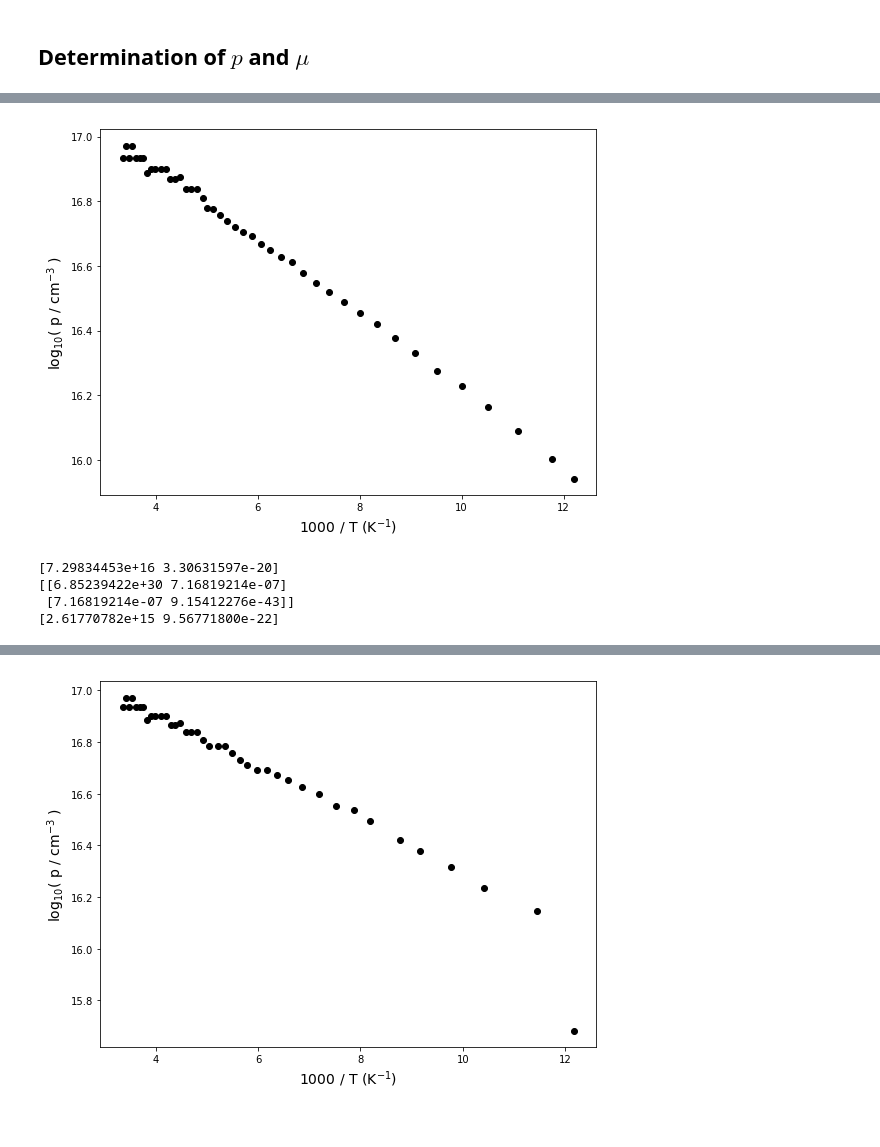
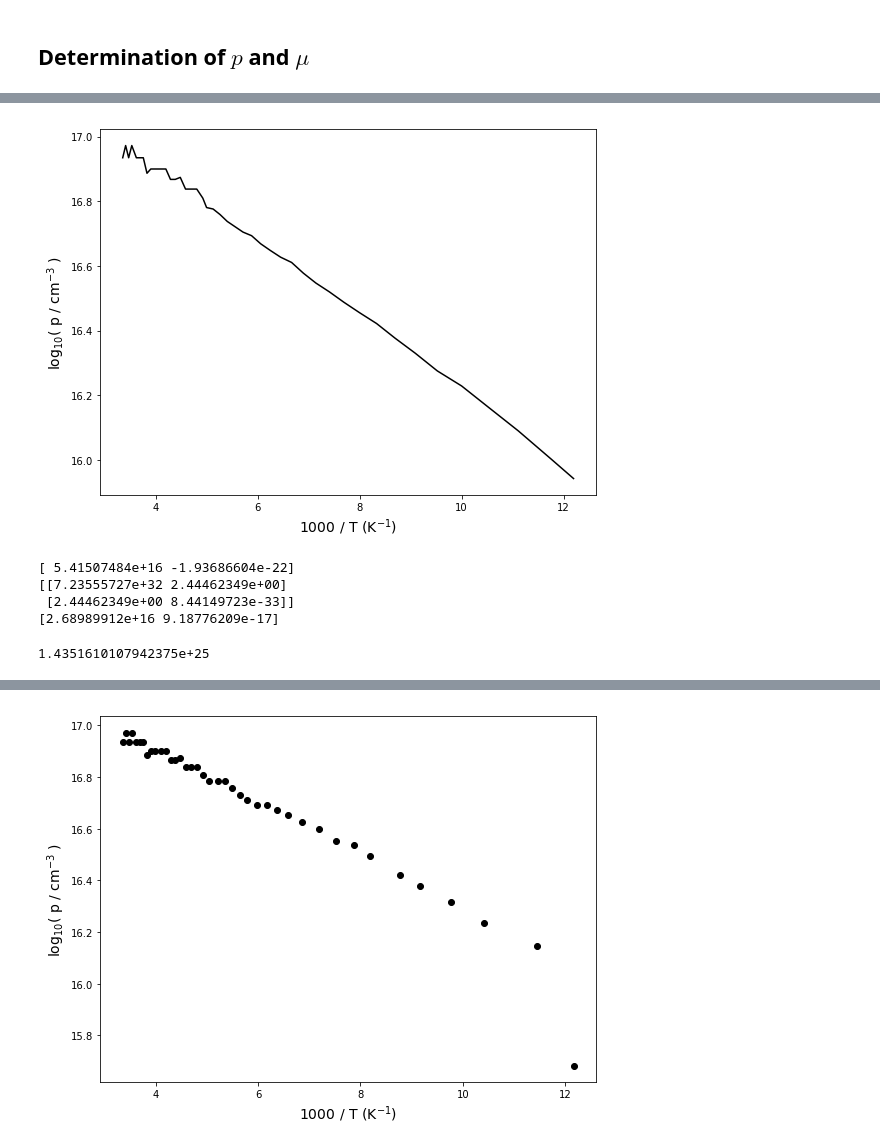
Before and after one commit to iyanmv/APL_ws18-19, a Jupyter notebook: Hall/Hall_effect.ipynb, the cells around one changed output, grey strips where cells are left out. Cells and saved outputs as stored; diff of their text form; code cells hidden in the pictures.

```diff
--- a/Hall/Hall_effect.ipynb
+++ b/Hall/Hall_effect.ipynb
@@ -23,5 +23,5 @@ Calibration of magnetic sensor is: 0.1172 T/mV at 10 mA
 I1 = np.arange(0,16)
 V1 = np.array([0.060,0.405,0.743,1.098,1.437,1.775,2.100,2.432,2.766,3.080,3.419,3.739,4.051,4.374,4.682,4.977])
 c = 0.1172
-B1 = V1[13] * c
+B = V1[13] * c
 # %%
@@ -363,21 +397,25 @@ p1 = -1 / (cte.elementary_charge * R_H1)
 # %%
 fig, ax = plt.subplots(1,1, figsize=(8,6))
-ax.plot(1000/T3, np.log10(p3), 'ko')
+ax.plot(1000/T3, np.log10(p3), 'k-')
 ax.set_xlabel('1000 / T (K$^{-1}$)', fontsize=14)
 ax.set_ylabel('$\log_{10}($ p / cm$^{-3}$ )', fontsize=14)
 plt.tight_layout()
 # %% [output]
-[figure, old version]
+[figure, new version]
 # %%
-popt, pcov = curve_fit(p_doping, T2, p2, p0=(7.3e16, 3.3e-20))
+popt, pcov = curve_fit(p_doping, 1000/T3, p3, p0=(1e20, 1e-22), method='lm')
 print(popt)
 print(pcov)
 perr = np.sqrt(np.diag(pcov))
 print(perr)
 # %% [output]
-[7.29834453e+16 3.30631597e-20]
-[[6.85239422e+30 7.16819214e-07]
- [7.16819214e-07 9.15412276e-43]]
-[2.61770782e+15 9.56771800e-22]
+[ 5.41507484e+16 -1.93686604e-22]
+[[7.23555727e+32 2.44462349e+00]
+ [2.44462349e+00 8.44149723e-33]]
+[2.68989912e+16 9.18776209e-17]
+# %%
+Nv(300)
+# %% [output]
+1.4351610107942375e+25
 # %%
 fig, ax = plt.subplots(1,1, figsize=(8,6))
```
Also changed, not shown: parts of 9 cells of this notebook, 1 other file.
